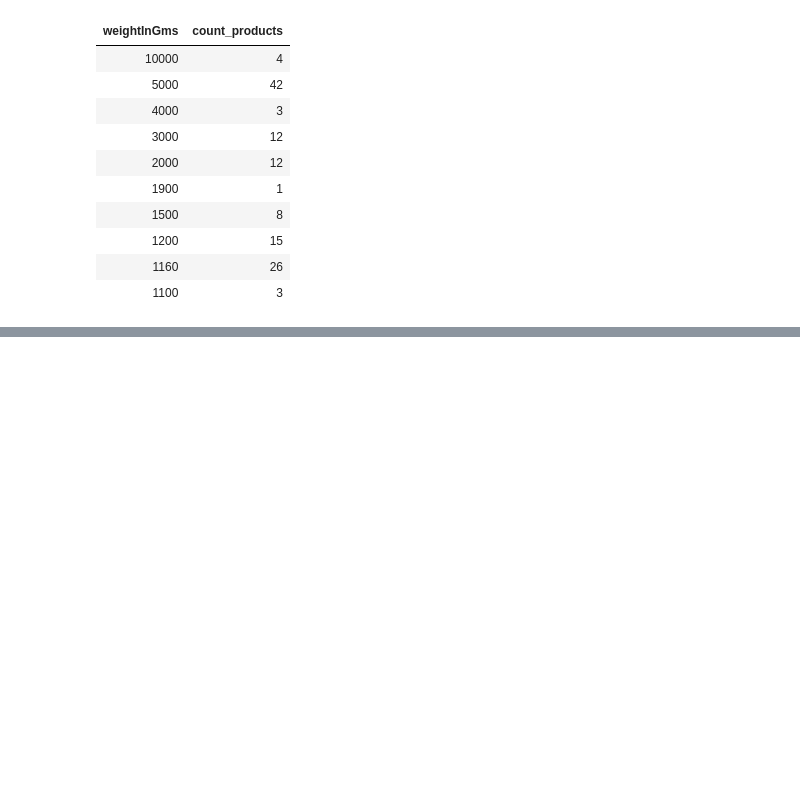
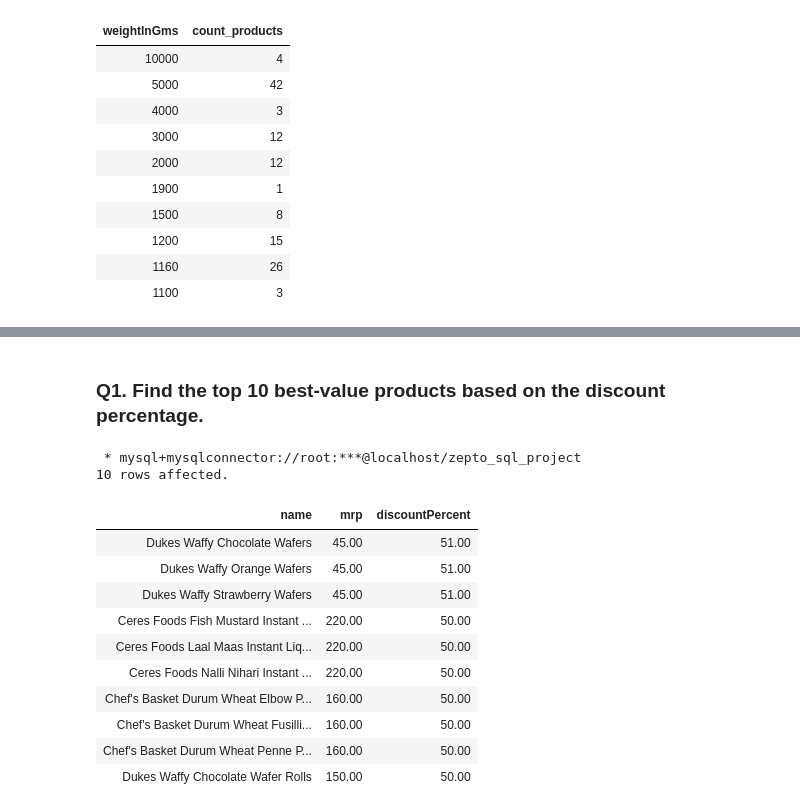
Before and after one commit to S8naK/E-Commerce-Inventory-Analysis, a Jupyter notebook: zepto_inventory_analysis.ipynb, the cells around one changed output, grey strips where cells are left out. Cells and saved outputs as stored; diff of their text form; code cells hidden in the pictures; blank space fills up the shorter version.

```diff
--- a/zepto_inventory_analysis.ipynb
+++ b/zepto_inventory_analysis.ipynb
@@ -317,0 +341,23 @@ LIMIT 10;
+# %% [markdown]
+### Q1. Find the top 10 best-value products based on the discount percentage.
+# %%
+%%sql
+
+SELECT DISTINCT name, mrp, discountPercent
+FROM zepto_clean
+ORDER BY discountPercent DESC
+LIMIT 10;
+# %% [output]
+ * mysql+mysqlconnector://root:***@localhost/zepto_sql_project
+10 rows affected.
+| name | mrp | discountPercent |
+| Dukes Waffy Chocolate Wafers | 45.00 | 51.00 |
+| Dukes Waffy Orange Wafers | 45.00 | 51.00 |
+| Dukes Waffy Strawberry Wafers | 45.00 | 51.00 |
+| Ceres Foods Fish Mustard Instant ... | 220.00 | 50.00 |
+| Ceres Foods Laal Maas Instant Liq... | 220.00 | 50.00 |
+| Ceres Foods Nalli Nihari Instant ... | 220.00 | 50.00 |
+| Chef's Basket Durum Wheat Elbow P... | 160.00 | 50.00 |
+| Chef's Basket Durum Wheat Fusilli... | 160.00 | 50.00 |
+| Chef's Basket Durum Wheat Penne P... | 160.00 | 50.00 |
+| Dukes Waffy Chocolate Wafer Rolls | 150.00 | 50.00 |
```
Also changed, not shown: parts of 56 cells of this notebook, 1 other file.
